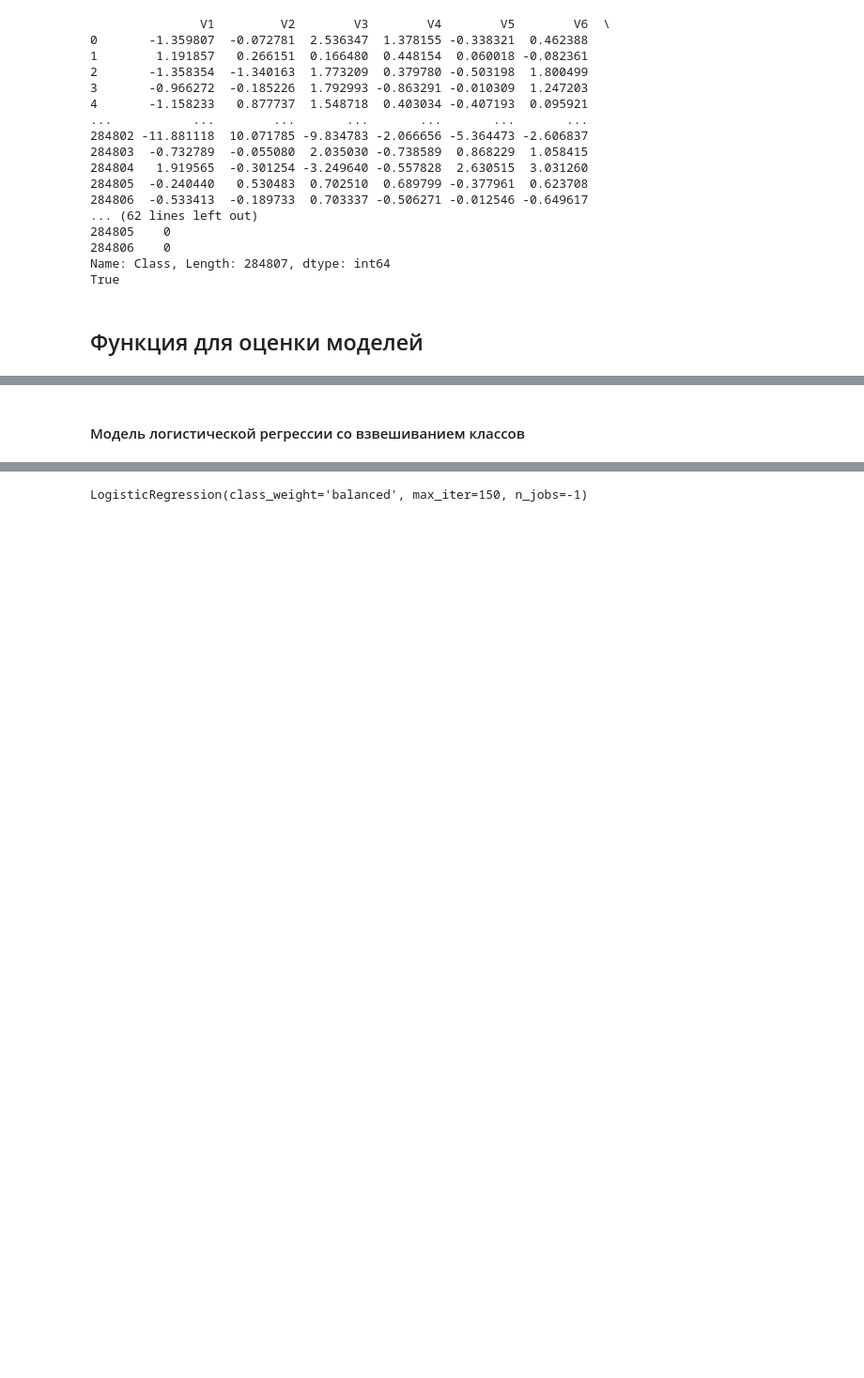
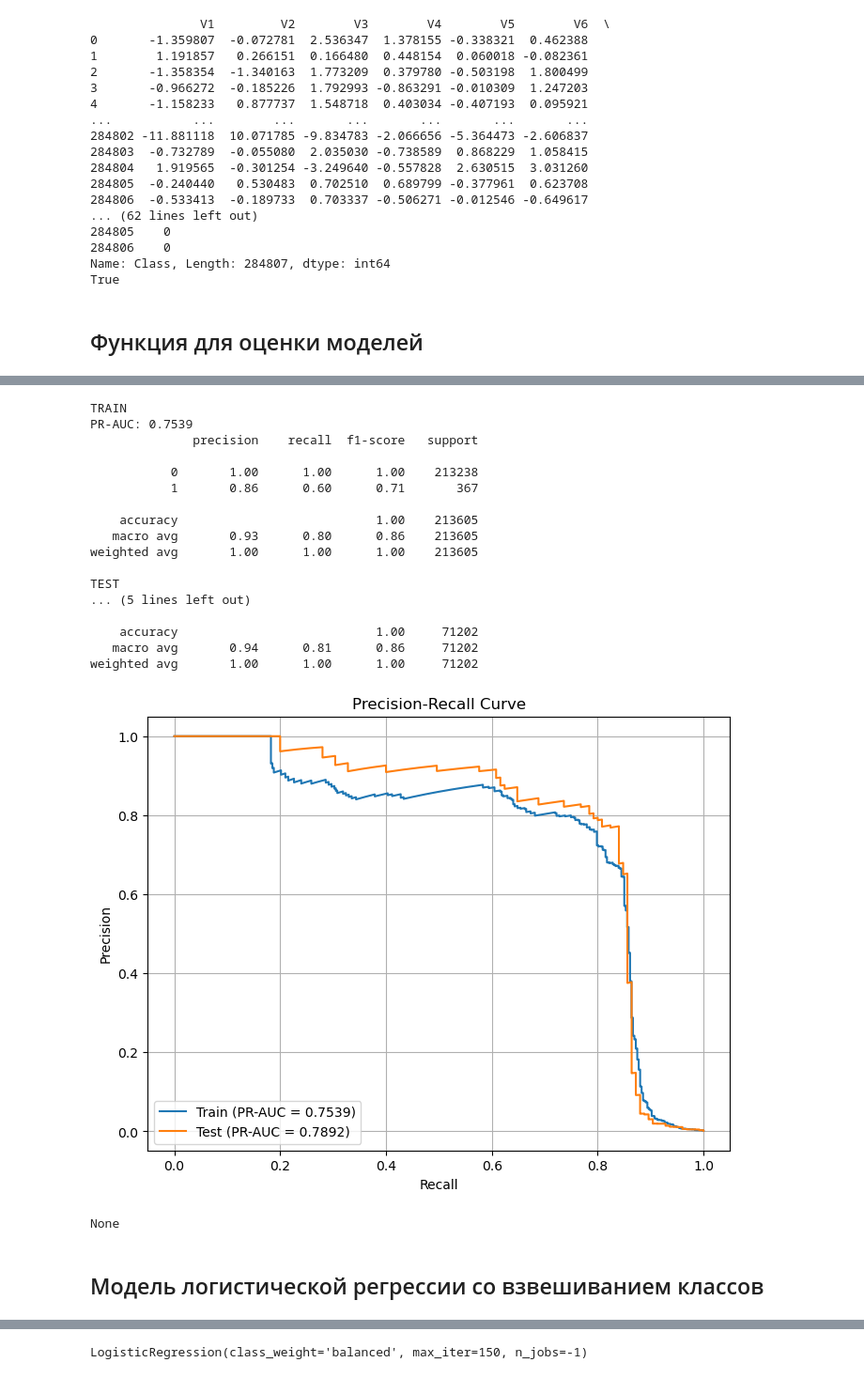
Before and after one commit to rabotimnogo/Fraud_Detection, a Jupyter notebook: Credit_card_fraud_detection_project .ipynb, the cells around one changed output, grey strips where cells are left out. Shown at 94% size. Saved outputs shown, nothing was run; the diff lists cells and outputs as text; code cells hidden in the pictures; blank space fills up the shorter version.

```diff
--- a/Credit_card_fraud_detection_project .ipynb
+++ b/Credit_card_fraud_detection_project .ipynb
@@ -236,0 +214,4 @@ def find_best_threshold(model, X, y, cv):
+# %%
+logr = LogisticRegression(n_jobs=-1)
+# %%
+logr.fit(X=X_train,y=y_train)
@@ -237,2 +228,25 @@ def find_best_threshold(model, X, y, cv):
+# %%
+logr_eval = evaluate_model(logr, X_train, y_train, X_test, y_test)
+print(logr_eval)
+# %% [output]
+TRAIN
+PR-AUC: 0.7539
+              precision    recall  f1-score   support
+
+           0       1.00      1.00      1.00    213238
+           1       0.86      0.60      0.71       367
+
+    accuracy                           1.00    213605
+   macro avg       0.93      0.80      0.86    213605
+weighted avg       1.00      1.00      1.00    213605
+
+TEST
+... (5 lines left out)
+
+    accuracy                           1.00     71202
+   macro avg       0.94      0.81      0.86     71202
+weighted avg       1.00      1.00      1.00     71202
+[figure, added]
+None
 # %% [markdown]
-#### Модель логистической регрессии со взвешиванием классов
+## Модель логистической регрессии со взвешиванием классов
```
Also changed, not shown: parts of 15 cells of this notebook.
